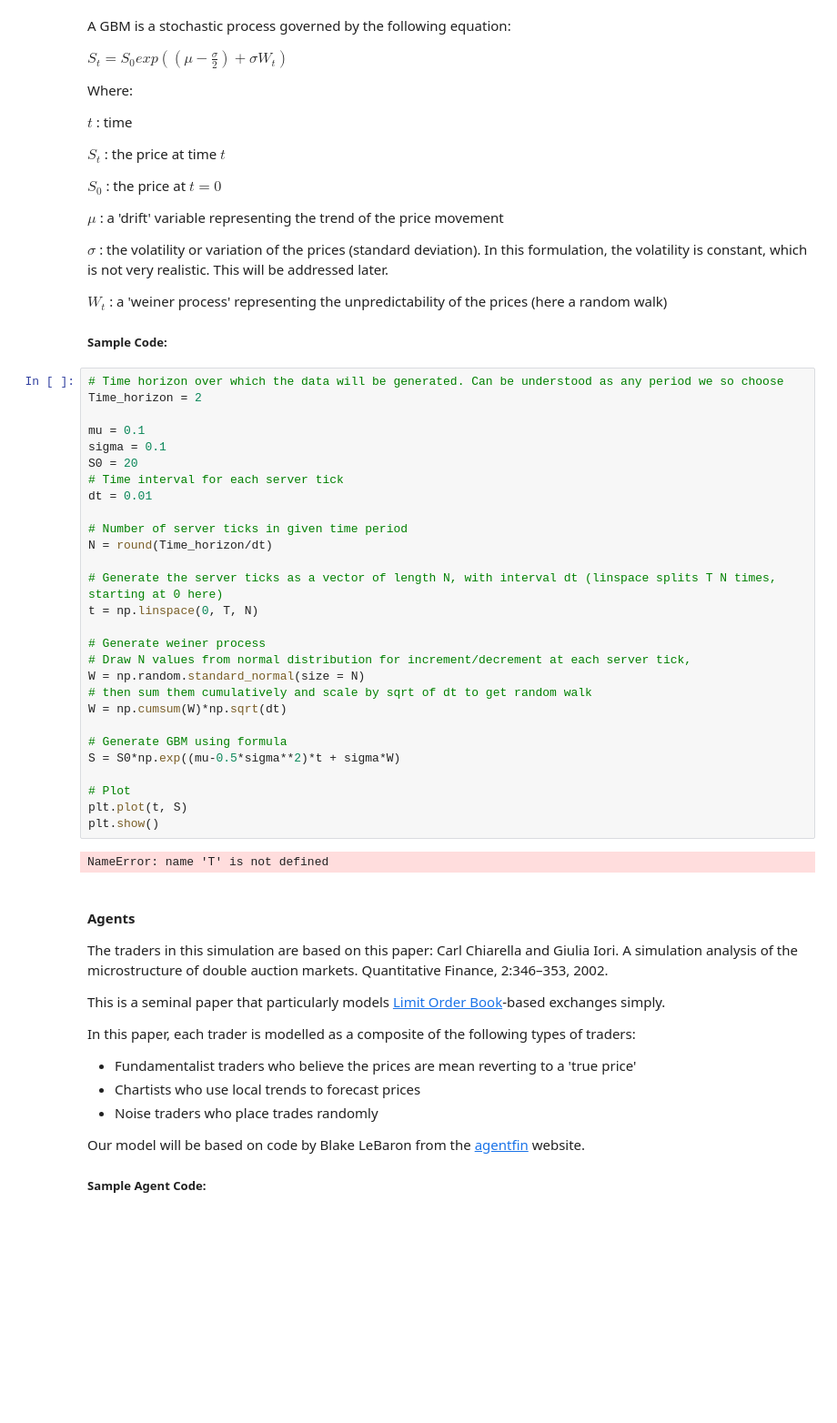
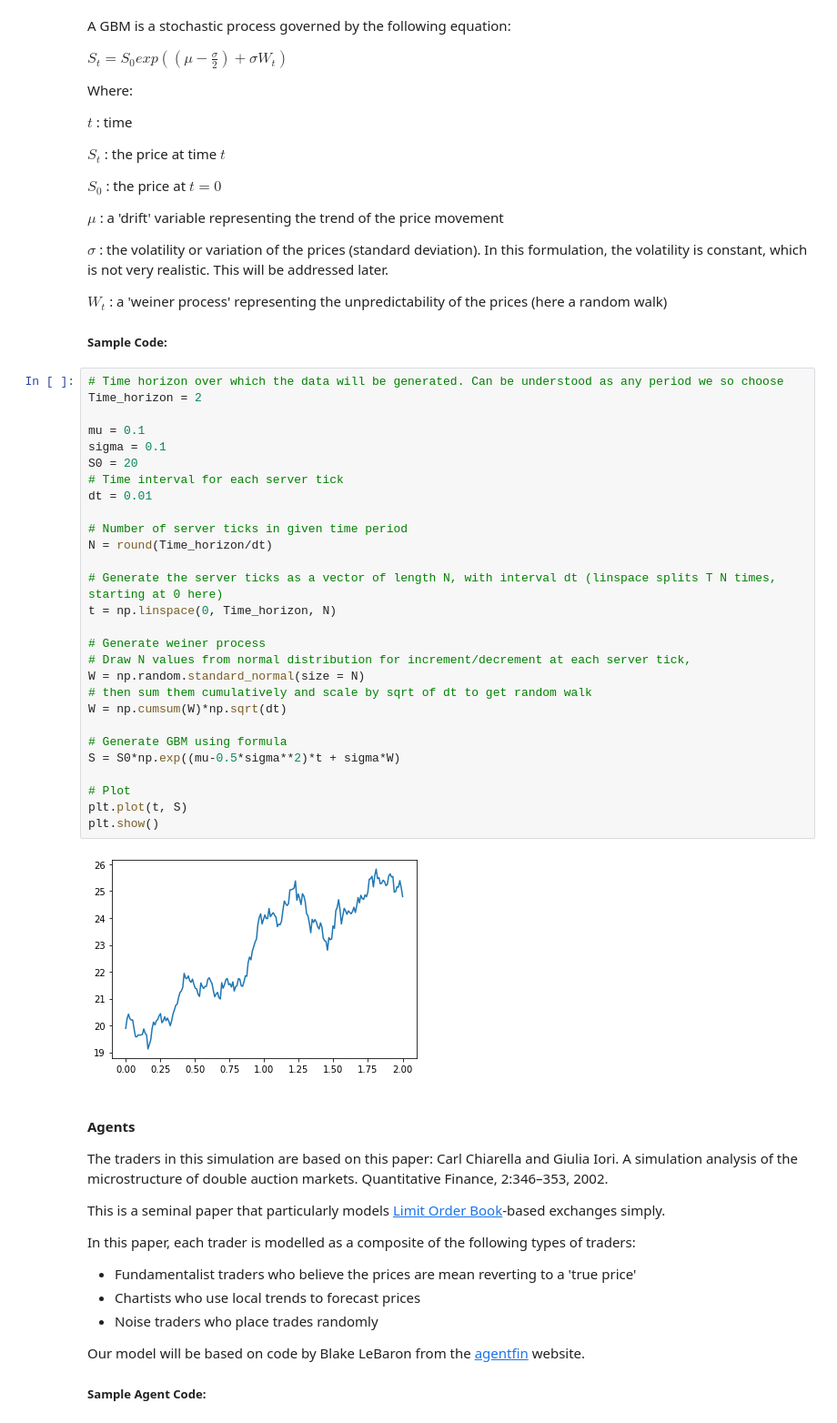
Before and after one commit to Ramshreyas/MinervaMDAThesis, a Jupyter notebook: Thesis.ipynb, the cells around one changed output. Shown: that part at 91% size. Drawn from its saved outputs; the diff is of its cells as text; blank space fills up the shorter version.

```diff
--- a/Thesis.ipynb
+++ b/Thesis.ipynb
@@ -47,33 +47,33 @@ $W_t$ : a 'weiner process' representing the unpredictability of the prices (here
 # %%
 # Time horizon over which the data will be generated. Can be understood as any period we so choose
 Time_horizon = 2
 
 mu = 0.1
 sigma = 0.1
 S0 = 20
 # Time interval for each server tick
 dt = 0.01
 
 # Number of server ticks in given time period
 N = round(Time_horizon/dt)
 
 # Generate the server ticks as a vector of length N, with interval dt (linspace splits T N times, starting at 0 here)
-t = np.linspace(0, T, N)
+t = np.linspace(0, Time_horizon, N)
 
 # Generate weiner process
 # Draw N values from normal distribution for increment/decrement at each server tick,
 W = np.random.standard_normal(size = N)
 # then sum them cumulatively and scale by sqrt of dt to get random walk
 W = np.cumsum(W)*np.sqrt(dt)
 
 # Generate GBM using formula
 S = S0*np.exp((mu-0.5*sigma**2)*t + sigma*W)
 
 # Plot
 plt.plot(t, S)
 plt.show()
 # %% [output]
-NameError: name 'T' is not defined
+[figure, added]
 # %% [markdown]
 #### Agents
 
```
Also changed, not shown: parts of 1 cell of this notebook.
